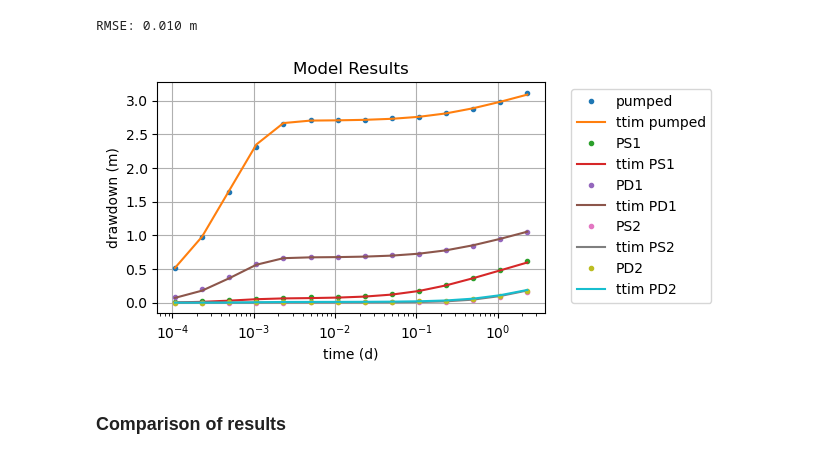
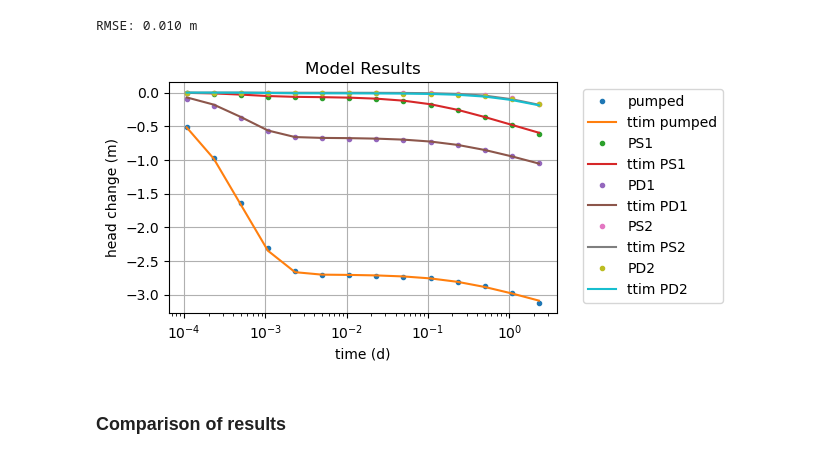
Before and after one commit to MattBrst/timflow, a Jupyter notebook: docs/transient/04pumpingtests/unconfined1_moench.ipynb, the cells around one changed output. Drawn from its saved outputs; the diff is of its cells as text; code cells hidden in the pictures.

```diff
--- a/docs/transient/04pumpingtests/unconfined1_moench.ipynb
+++ b/docs/transient/04pumpingtests/unconfined1_moench.ipynb
@@ -99,28 +101,28 @@ RMSE: 0.010 m
 # %%
 hm0 = ml.head(0, 0, t0, layers=3)[0]
 hm1 = ml.head(r1, 0, t1, layers=1)[0]
 hm2 = ml.head(r1, 0, t2, layers=3)[0]
 hm3 = ml.head(r2, 0, t3, layers=1)[0]
 hm4 = ml.head(r2, 0, t4, layers=3)[0]
 
-plt.semilogx(t0, -h0, ".", label="pumped")
-plt.semilogx(t0, -hm0, label="ttim pumped")
-plt.semilogx(t1, -h1, ".", label="PS1")
-plt.semilogx(t1, -hm1, label="ttim PS1")
-plt.semilogx(t2, -h2, ".", label="PD1")
-plt.semilogx(t2, -hm2, label="ttim PD1")
-plt.semilogx(t3, -h3, ".", label="PS2")
-plt.semilogx(t3, -hm3, label="ttim PS2")
-plt.semilogx(t4, -h4, ".", label="PD2")
-plt.semilogx(t4, -hm4, label="ttim PD2")
+plt.semilogx(t0, h0, ".", label="pumped")
+plt.semilogx(t0, hm0, label="ttim pumped")
+plt.semilogx(t1, h1, ".", label="PS1")
+plt.semilogx(t1, hm1, label="ttim PS1")
+plt.semilogx(t2, h2, ".", label="PD1")
+plt.semilogx(t2, hm2, label="ttim PD1")
+plt.semilogx(t3, h3, ".", label="PS2")
+plt.semilogx(t3, hm3, label="ttim PS2")
+plt.semilogx(t4, h4, ".", label="PD2")
+plt.semilogx(t4, hm4, label="ttim PD2")
 
 plt.xlabel("time (d)")
-plt.ylabel("drawdown (m)")
+plt.ylabel("head change (m)")
 plt.title("Model Results")
 plt.legend(bbox_to_anchor=(1.05, 1))
 plt.grid();
 # %% [output]
-[figure, old version]
+[figure, new version]
 # %% [markdown]
 ### Comparison of results
 # %% [markdown]
```
Also changed, not shown: parts of 2 cells of this notebook, 7 other files.
